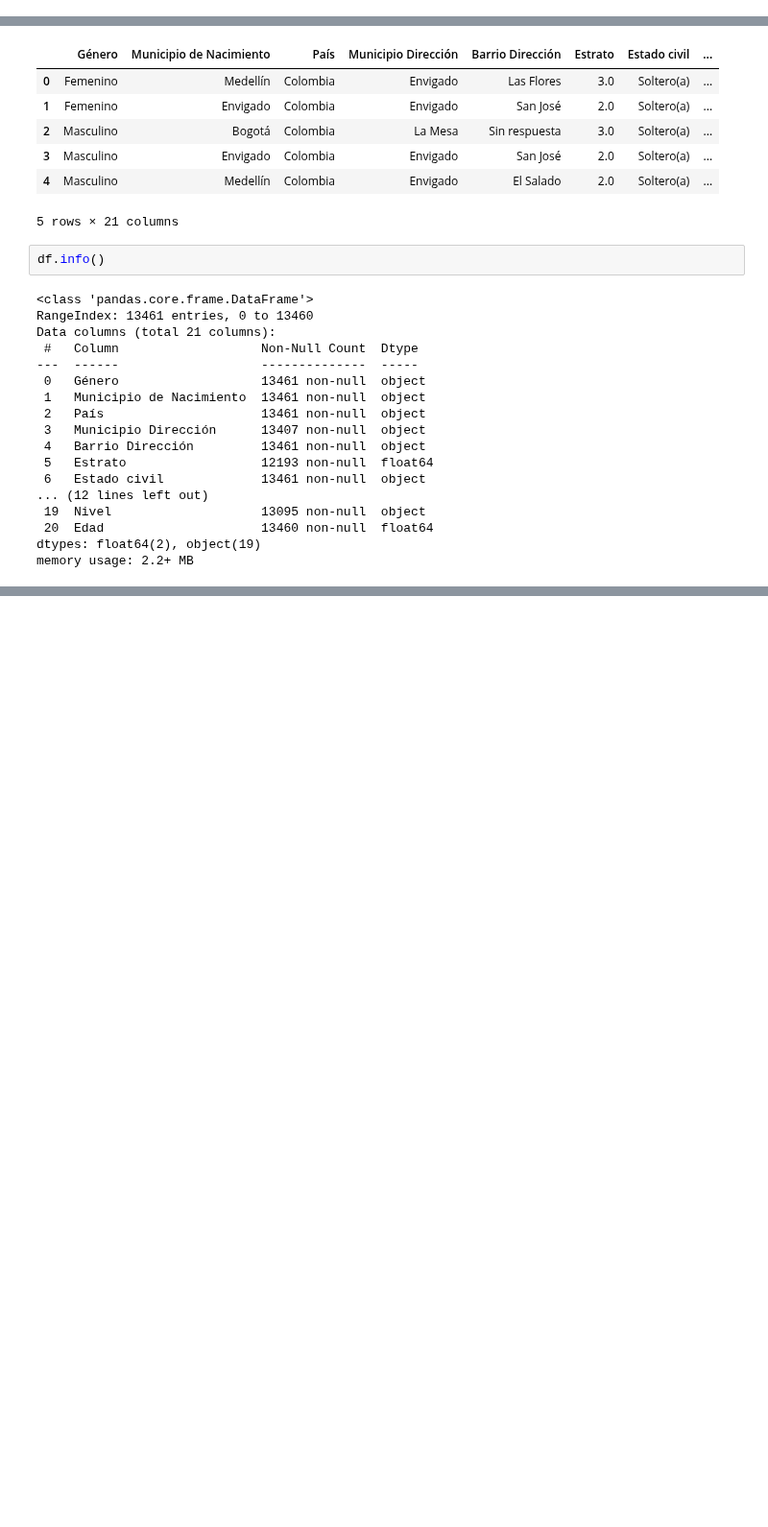
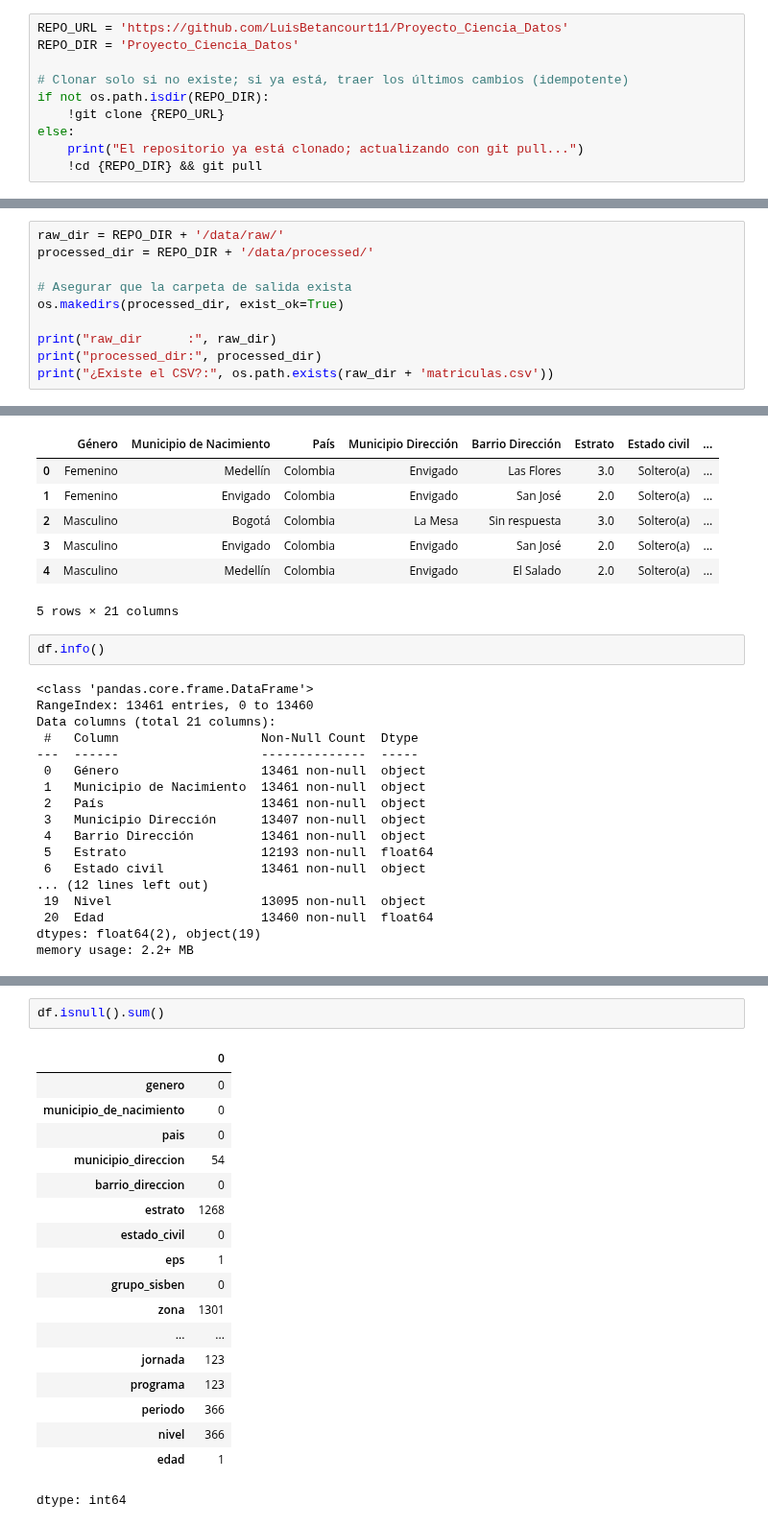
Before and after one commit to LuisBetancourt11/Proyecto_Ciencia_Datos, a Jupyter notebook: notebook/02_Limpieza.ipynb, the cells around one changed output, grey strips where cells are left out. Shown at 96% size. Drawn from its saved outputs; the diff is of its cells as text; blank space fills up the shorter version.

```diff
--- a/notebook/02_Limpieza.ipynb
+++ b/notebook/02_Limpieza.ipynb
@@ -40,0 +6,10 @@ No se encontró el CSV. Descargando desde datos.gov.co ...
+# %%
+REPO_URL = 'https://github.com/LuisBetancourt11/Proyecto_Ciencia_Datos'
+REPO_DIR = 'Proyecto_Ciencia_Datos'
+
+# Clonar solo si no existe; si ya está, traer los últimos cambios (idempotente)
+if not os.path.isdir(REPO_DIR):
+    !git clone {REPO_URL}
+else:
+    print("El repositorio ya está clonado; actualizando con git pull...")
+    !cd {REPO_DIR} && git pull
@@ -40,0 +30,10 @@ No se encontró el CSV. Descargando desde datos.gov.co ...
+# %%
+raw_dir = REPO_DIR + '/data/raw/'
+processed_dir = REPO_DIR + '/data/processed/'
+
+# Asegurar que la carpeta de salida exista
+os.makedirs(processed_dir, exist_ok=True)
+
+print("raw_dir      :", raw_dir)
+print("processed_dir:", processed_dir)
+print("¿Existe el CSV?:", os.path.exists(raw_dir + 'matriculas.csv'))
@@ -73,0 +121,21 @@ memory usage: 2.2+ MB
+# %%
+df.isnull().sum()
+# %% [output]
+|  | 0 |
+| genero | 0 |
+| municipio_de_nacimiento | 0 |
+| pais | 0 |
+| municipio_direccion | 54 |
+| barrio_direccion | 0 |
+| estrato | 1268 |
+| estado_civil | 0 |
+| eps | 1 |
+| grupo_sisben | 0 |
+| zona | 1301 |
+| ... | ... |
+| jornada | 123 |
+| programa | 123 |
+| periodo | 366 |
+| nivel | 366 |
+| edad | 1 |
+dtype: int64
```
Also changed, not shown: parts of 23 cells of this notebook.
